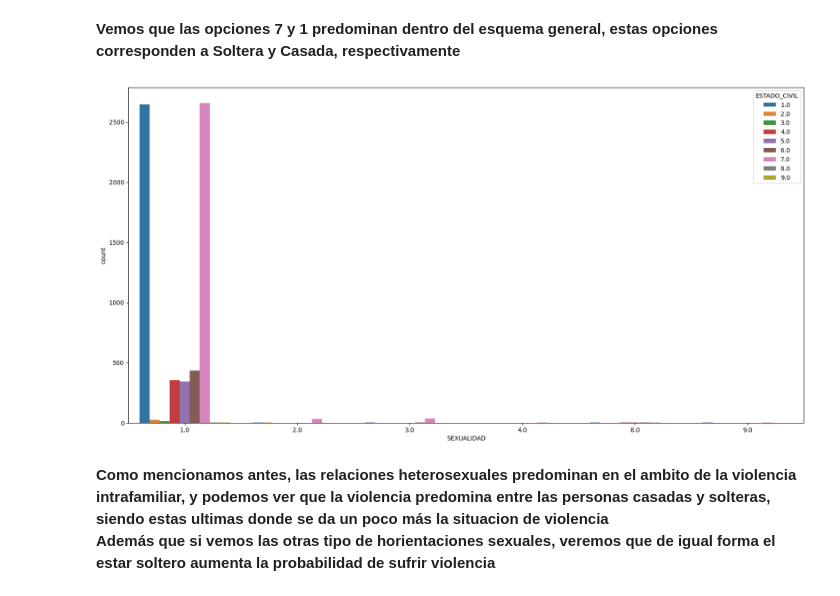
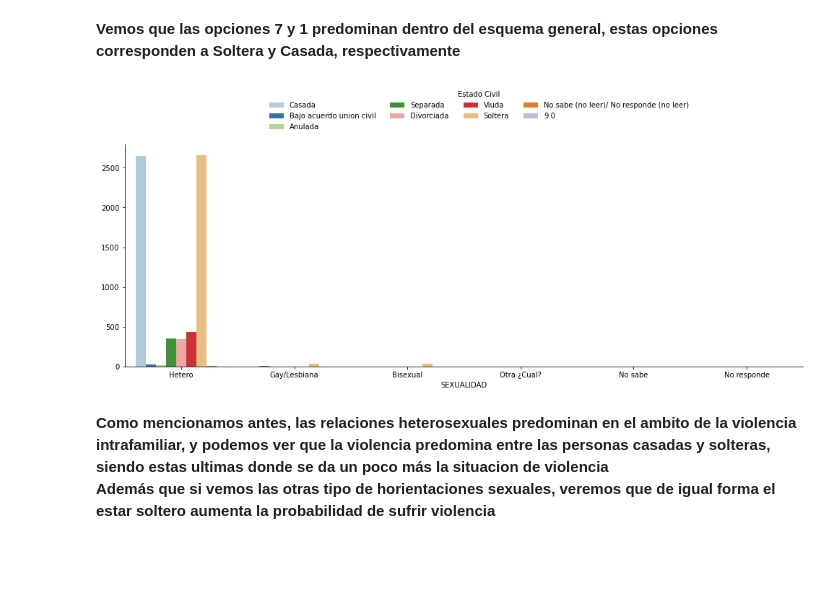
Before and after one commit to LunaGarces/Proyecto_Intro_Cn_Datos, a Jupyter notebook: Analisis y Construcción.ipynb, the cells around one changed output. Cells and saved outputs as stored; diff of their text form; code cells hidden in the pictures; blank space fills up the shorter version.

```diff
--- a/Analisis y Construcción.ipynb
+++ b/Analisis y Construcción.ipynb
@@ -142,8 +119,17 @@ Los datos en general indican que en la Región Metropolitana es donde mas las mu
 
 En ámbitos de violencia pública, para los tres grupos sociales es relativamente similar, a excepción de la columna VIOLENCIA_PUBLICA_VIDA donde se puede notar como el grupo social 1 (Alto), es el que menos a pasado por este tipo de violencia, hablando en un aspecto general de su vida.
 # %%
+
+regiones = ['1. Región de Tarapacá', '2. Región de Antofagasta', '3. Región de Atacama', '4. Región de Coquimbo', '5. Región de Valparaíso', '6. Región del Libertador General Bernardo O''Higgins',
+          '7. Región del Maule', '8. Región del Biobío', '9. Región de La Araucanía', '10. Región de Los Lagos', '11. Región de Aysén del General Carlos Ibáñez del Campo',
+          '12. Región de Magallanes y Antártica Chilena', '13. Región Metropolitana', '14. Región de Los Ríos', '15. Región de Arica y Parinacota', '16. Ñuble']
+
 for i in cols[0:3]:
-    ax =  sns.catplot(x= i, hue= 'REG_REC', col = 'GRUPO_SOCIOECONOMICO' , kind="count", data = data_vif)
+    ax =  sns.catplot(x= i, hue= 'REG_REC', col = 'GRUPO_SOCIOECONOMICO' , kind="count", data = data_vif, palette = sns.color_palette("Paired", 9))
     ax.fig.set_figwidth(15)
     ax.fig.set_figheight(5)
+    sns.move_legend(ax, "lower center", bbox_to_anchor=(1.13, .1), ncol=1, title= 'Regiones', frameon=False)
+    ax.set_xticklabels(['Si', 'No'])
+    for t, l in zip(ax._legend.texts, regiones):
+            t.set_text(l)
 # %% [output]
@@ -156,7 +142,11 @@ for i in cols[0:3]:
 Directamente hablando en el ámbito laboral, si bien se puede notar que en la mayoría de regiones las respuestas fueron no, se nota un leve cambio para el grupo social 3 (Bajo), denotando que para las clases sociales mas bajas la violencia en el ámbito laboral esta mas presente aun que sea en cantidad baja.
 # %%
 for i in cols[3:6]:
-    ax =  sns.catplot(x= i, hue= 'REG_REC', col = 'GRUPO_SOCIOECONOMICO' , kind="count", data = data_vif)
-    ax.fig.set_figwidth(15)
+    ax =  sns.catplot(x= i, hue= 'REG_REC', col = 'GRUPO_SOCIOECONOMICO' , kind="count", data = data_vif, palette = sns.color_palette("Paired", 9))
+    ax.fig.set_figwidth(20)
     ax.fig.set_figheight(5)
+    sns.move_legend(ax, "lower center", bbox_to_anchor=(.5, 1), ncol=4, title= 'Regiones', frameon=False)
+    ax.set_xticklabels(['Sufrió', 'No Sufrió', 'Sin datos', 'Nunca ha trabajado'], rotation=90)
+    for t, l in zip(ax._legend.texts, regiones):
+            t.set_text(l)
 # %% [output]
@@ -169,7 +159,16 @@ for i in cols[3:6]:
 Al igual que el caso anterior se puede notar que la violencia económica como tal la han sufrido mas los grupos sociales 3 y 2 (Baja, Media), siendo las respuestas del grupo 1 (Alta)prácticamente en su totalidad No. Como ultimo notar que los grupos 3 y 2 también son las que mas dependencia económica tienen.
 # %%
 for i in cols[6:]:
-    ax =  sns.catplot(x= i, hue= 'REG_REC', col = 'GRUPO_SOCIOECONOMICO' , kind="count", data = data_vif)
-    ax.fig.set_figwidth(15)
+    ax =  sns.catplot(x= i, hue= 'REG_REC', col = 'GRUPO_SOCIOECONOMICO' , kind="count", data = data_vif, palette = sns.color_palette("Paired", 9))
+    ax.fig.set_figwidth(20)
     ax.fig.set_figheight(5)
+    sns.move_legend(ax, "lower center", bbox_to_anchor=(.5, 1), ncol=4, title= 'Regiones', frameon=False)
+
+    if i == 'VIOLENCIA_ECONOMICA' :
+        ax.set_xticklabels(['Si', 'No'])
+    else:
+        ax.set_xticklabels(['Baja', 'Media', 'Alta'])
+
+    for t, l in zip(ax._legend.texts, regiones):
+            t.set_text(l)
 # %% [output]
@@ -248,11 +252,16 @@ df_estado_civil
 # %% [markdown]
 **Vemos que las opciones 7 y 1 predominan dentro del esquema general, estas opciones corresponden a Soltera y Casada, respectivamente**
 # %%
-fig, ax = plt.subplots(figsize=(20,10))
-ax = sns.countplot(x='SEXUALIDAD',  hue ='ESTADO_CIVIL', data=data_vif)
-plt.show()
+ax =  sns.catplot(x= 'SEXUALIDAD', hue= 'ESTADO_CIVIL', kind="count", data = data_vif, palette = sns.color_palette("Paired", 9))
+ax.fig.set_figwidth(20)
+ax.fig.set_figheight(5)
+sns.move_legend(ax, "lower center", bbox_to_anchor=(.5, 1), ncol=4, title= 'Estado Civil', frameon=False)
+ax.set(ylabel='')
+ax.set_xticklabels(['Hetero', 'Gay/Lesbiana','Bisexual','Otra ¿Cual?','No sabe','No responde'])
+for t, l in zip(ax._legend.texts, ['Casada', 'Bajo acuerdo union civil', 'Anulada', 'Separada', 'Divorciada', 'Viuda', 'Soltera', 'No sabe (no leer)/ No responde (no leer)']):
+    t.set_text(l)
 # %% [output]
-[figure, old version]
+[figure, new version]
 # %% [markdown]
 **Como mencionamos antes, las relaciones heterosexuales predominan en el ambito de la violencia intrafamiliar, y podemos ver que la violencia predomina entre las personas casadas y solteras, siendo estas ultimas donde se da un poco más la situacion de violencia** <br>
 **Además que si vemos las otras tipo de horientaciones sexuales, veremos que de igual forma el estar soltero aumenta la probabilidad de sufrir violencia**
```
Also changed, not shown: parts of 32 cells of this notebook.
